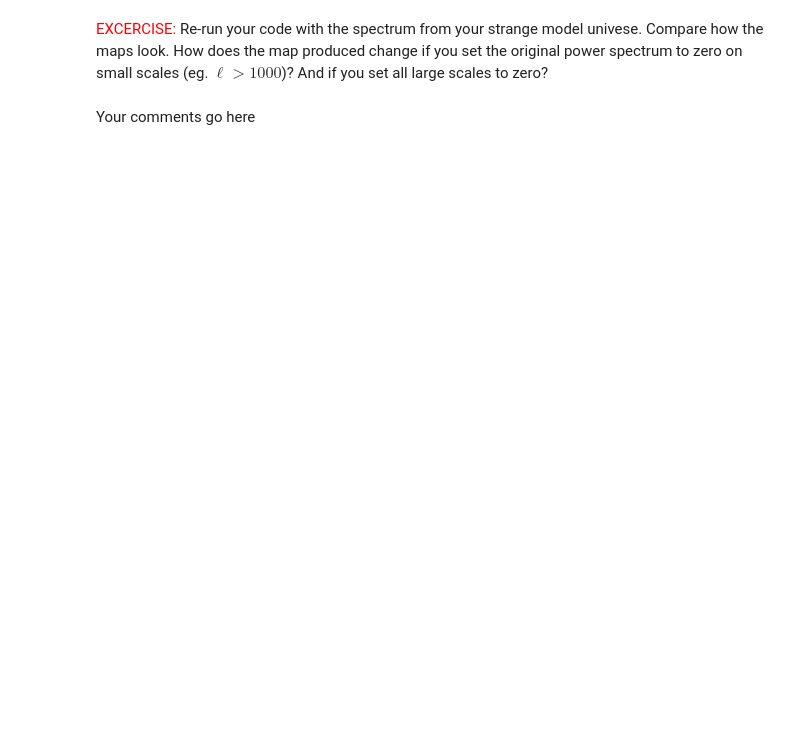
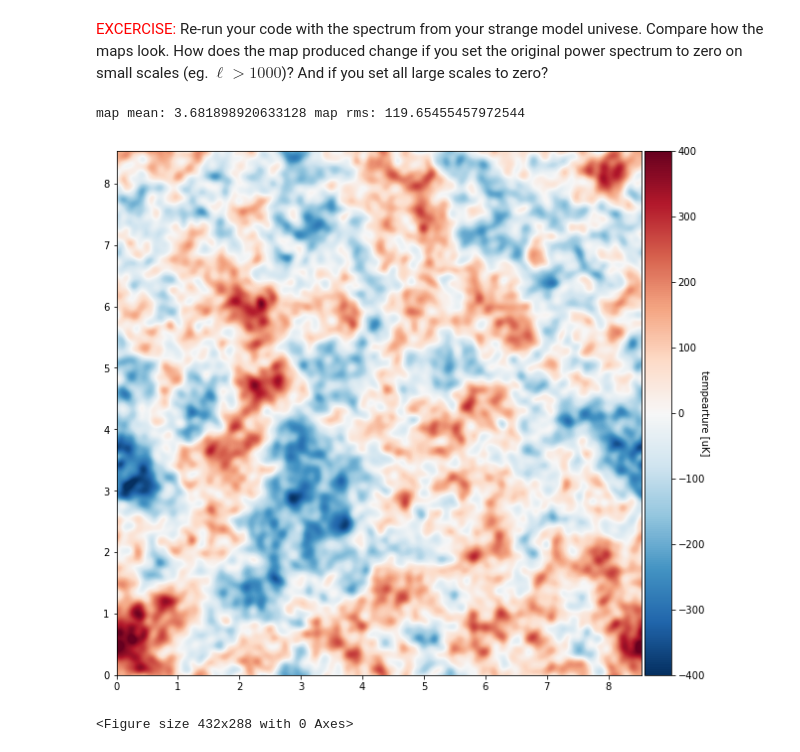
Before and after one commit to harrisonorlando/CMB_Notebooks, a Jupyter notebook: CMB_Part_01.ipynb, the cells around one changed output. Saved outputs shown, nothing was run; the diff lists cells and outputs as text; code cells hidden in the pictures; blank space fills up the shorter version.

```diff
--- a/CMB_Part_01.ipynb
+++ b/CMB_Part_01.ipynb
@@ -309,2 +307,10 @@ Discuss: (1)  how the CMB power sepctrum related to the realization, and (2) how
-# %% [markdown]
-Your comments go here
+# %%
+#strange model universe
+CMB_T2 = make_CMB_T_map(N,pix_size,ell2,DlTT2)
+Plot_CMB_Map(CMB_T2,c_min,c_max,X_width,Y_width)
+#plt.savefig('cmb1.png')
+plt.clf()
+# %% [output]
+map mean: 3.681898920633128 map rms: 119.65455457972544
+[figure, added]
+<Figure size 432x288 with 0 Axes>
```
Also changed, not shown: parts of 12 cells of this notebook.
